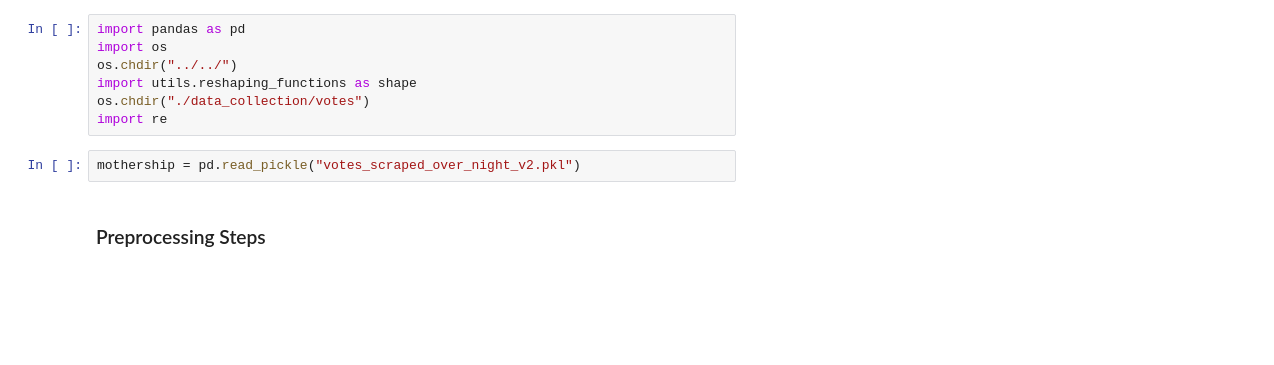
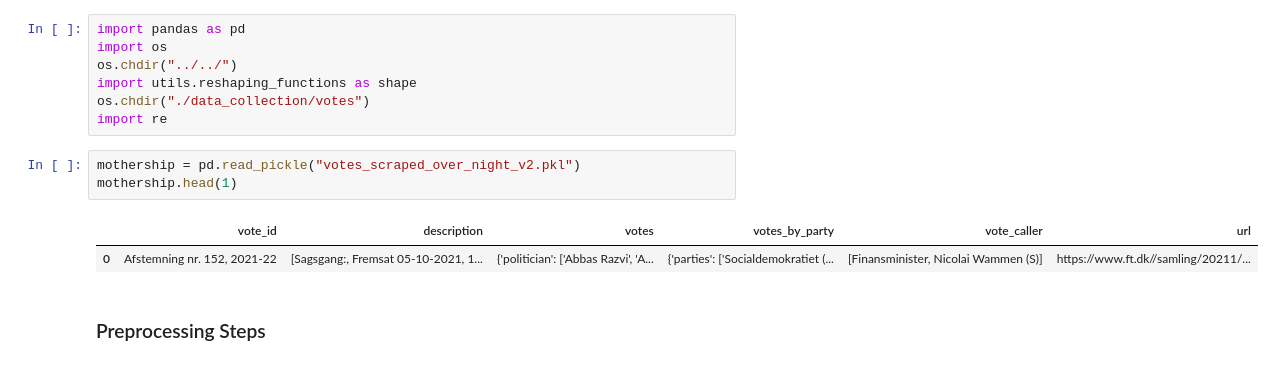
Before and after one commit to jonahank/Vote-Prediction-Model, a Jupyter notebook: data_collection/votes/process_data.ipynb, the cells around one changed output. Cells and saved outputs as stored; diff of their text form; blank space fills up the shorter version.

```diff
--- a/data_collection/votes/process_data.ipynb
+++ b/data_collection/votes/process_data.ipynb
@@ -7,6 +7,10 @@ os.chdir("./data_collection/votes")
 import re
 # %%
 mothership = pd.read_pickle("votes_scraped_over_night_v2.pkl")
+mothership.head(1)
+# %% [output]
+|  | vote_id | description | votes | votes_by_party | vote_caller | url |
+| 0 | Afstemning nr. 152, 2021-22 | [Sagsgang:, Fremsat 05-10-2021, 1... | {'politician': ['Abbas Razvi', 'A... | {'parties': ['Socialdemokratiet (... | [Finansminister, Nicolai Wammen (S)] | https://www.ft.dk//samling/20211/... |
 # %% [markdown]
 ### Preprocessing Steps
 # %%
```
Also changed, not shown: parts of 5 cells of this notebook, 2 other files.
